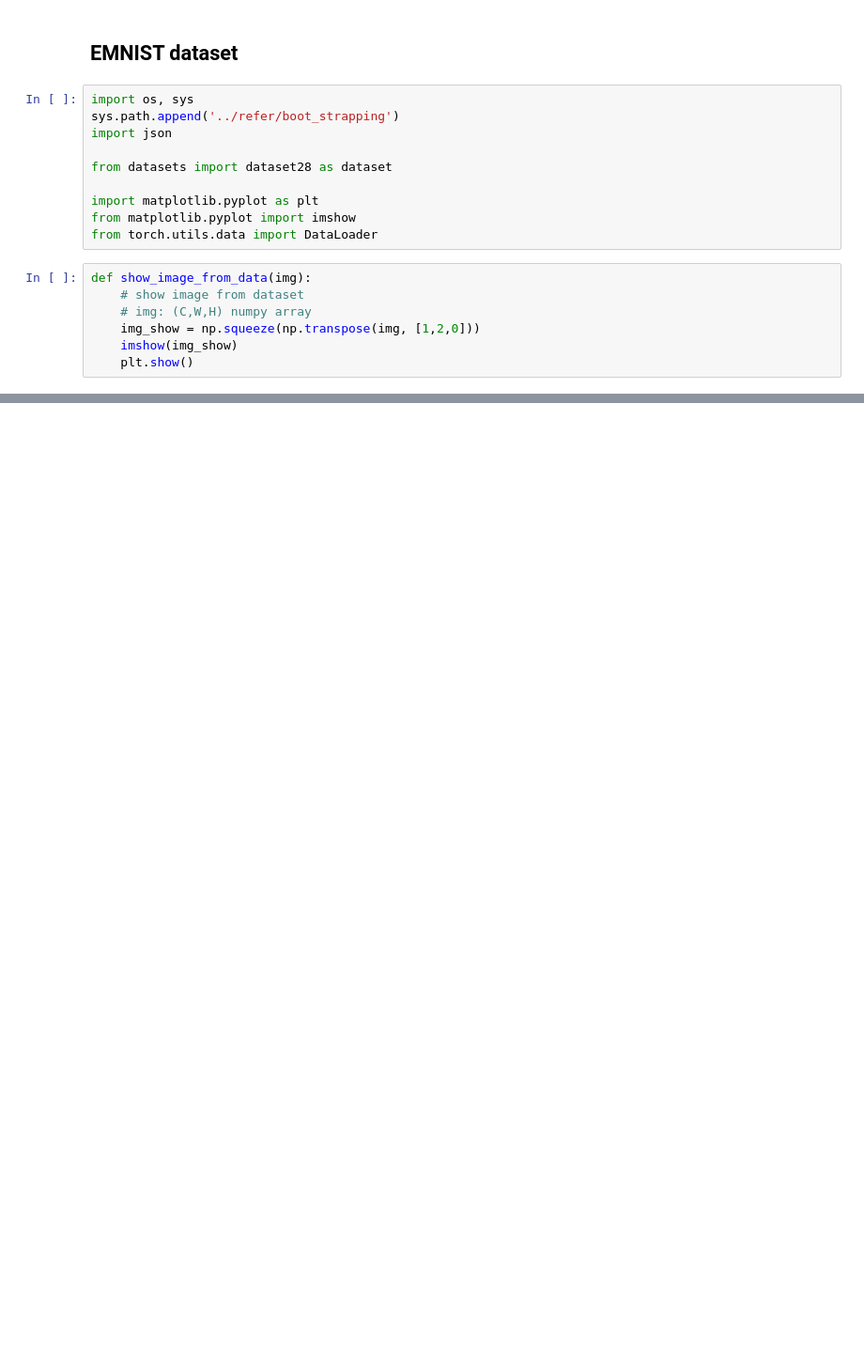
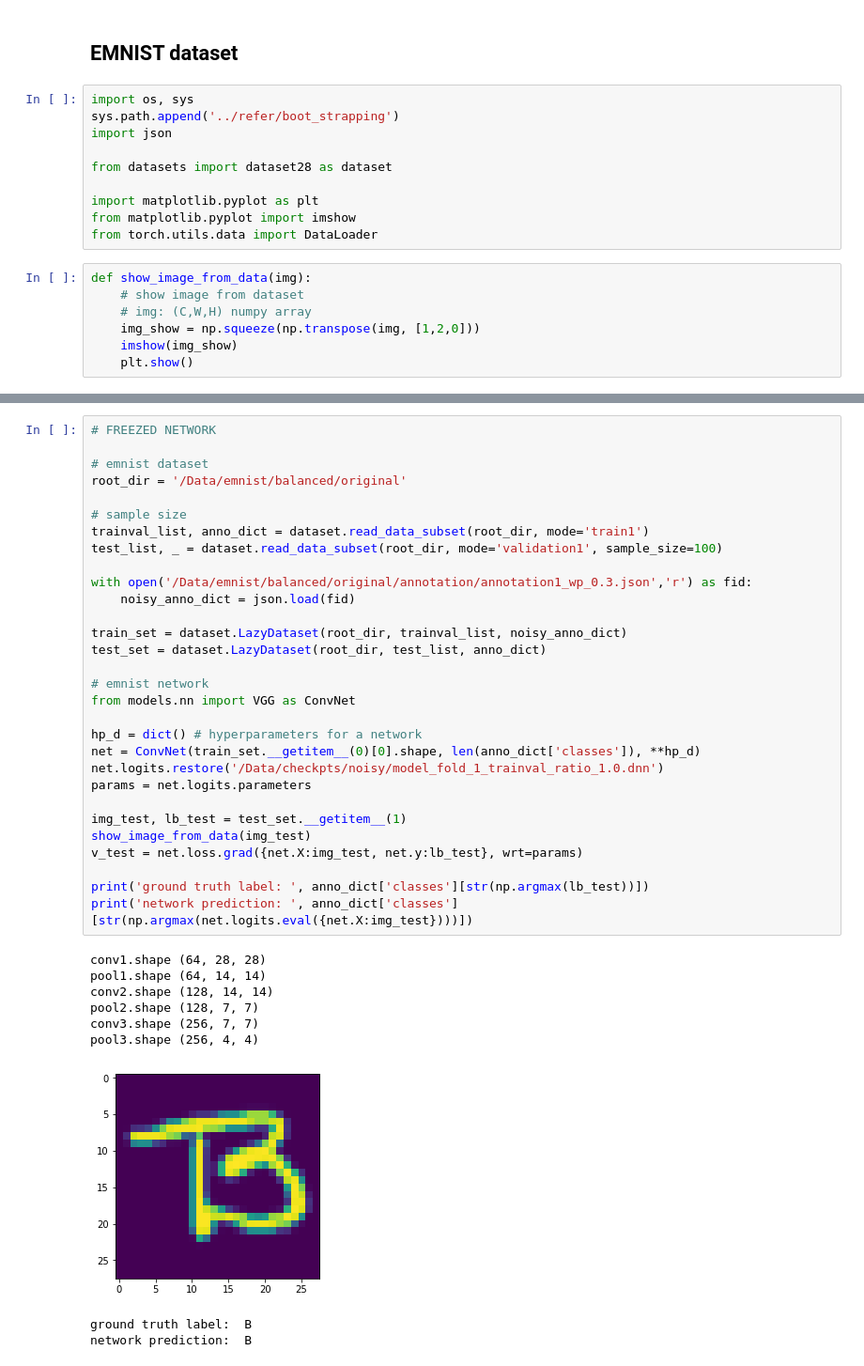
Before and after one commit to joyivan/influence-function-cntk, a Jupyter notebook: scripts/inverse_hvp_emnist.ipynb, the cells around one changed output, grey strips where cells are left out. Shown: that part at 94% size. Drawn from its saved outputs; the diff is of its cells as text; blank space fills up the shorter version.

```diff
--- a/scripts/inverse_hvp_emnist.ipynb
+++ b/scripts/inverse_hvp_emnist.ipynb
@@ -411,0 +755,40 @@ print('it takes {} sec, and its value {}'.format(time.time()-t1, IF_cg))
+# %%
+# FREEZED NETWORK
+
+# emnist dataset
+root_dir = '/Data/emnist/balanced/original'
+
+# sample size
+trainval_list, anno_dict = dataset.read_data_subset(root_dir, mode='train1')
+test_list, _ = dataset.read_data_subset(root_dir, mode='validation1', sample_size=100)
+
+with open('/Data/emnist/balanced/original/annotation/annotation1_wp_0.3.json','r') as fid:
+    noisy_anno_dict = json.load(fid)
+
+train_set = dataset.LazyDataset(root_dir, trainval_list, noisy_anno_dict)
+test_set = dataset.LazyDataset(root_dir, test_list, anno_dict)
+
+# emnist network
+from models.nn import VGG as ConvNet
+
+hp_d = dict() # hyperparameters for a network
+net = ConvNet(train_set.__getitem__(0)[0].shape, len(anno_dict['classes']), **hp_d)
+net.logits.restore('/Data/checkpts/noisy/model_fold_1_trainval_ratio_1.0.dnn')
+params = net.logits.parameters
+
+img_test, lb_test = test_set.__getitem__(1)
+show_image_from_data(img_test)
+v_test = net.loss.grad({net.X:img_test, net.y:lb_test}, wrt=params)
+
+print('ground truth label: ', anno_dict['classes'][str(np.argmax(lb_test))])
+print('network prediction: ', anno_dict['classes'][str(np.argmax(net.logits.eval({net.X:img_test})))])
+# %% [output]
+conv1.shape (64, 28, 28)
+pool1.shape (64, 14, 14)
+conv2.shape (128, 14, 14)
+pool2.shape (128, 7, 7)
+conv3.shape (256, 7, 7)
+pool3.shape (256, 4, 4)
+[figure, added]
+ground truth label:  B
+network prediction:  B
```
Also changed, not shown: parts of 32 cells of this notebook, 11 other files.
